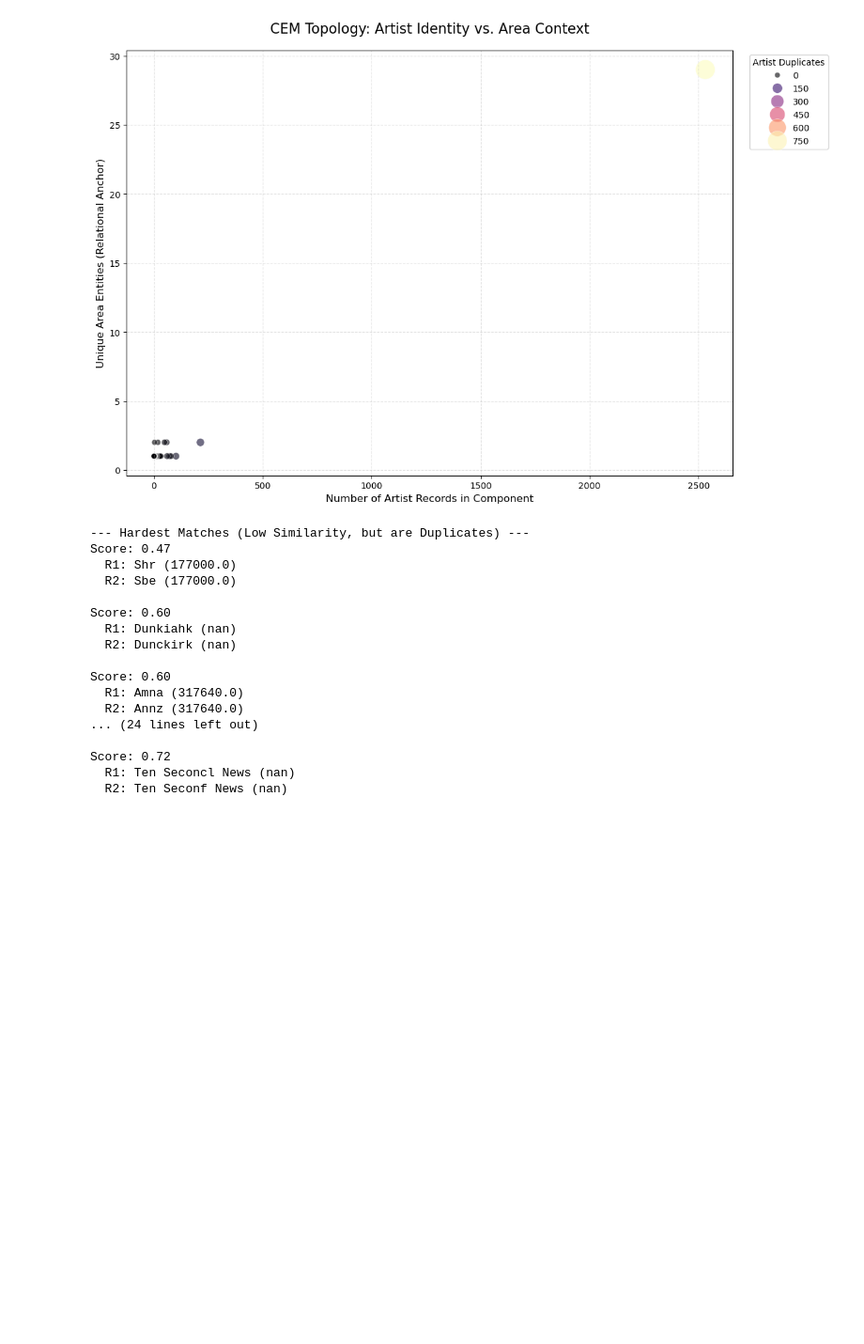
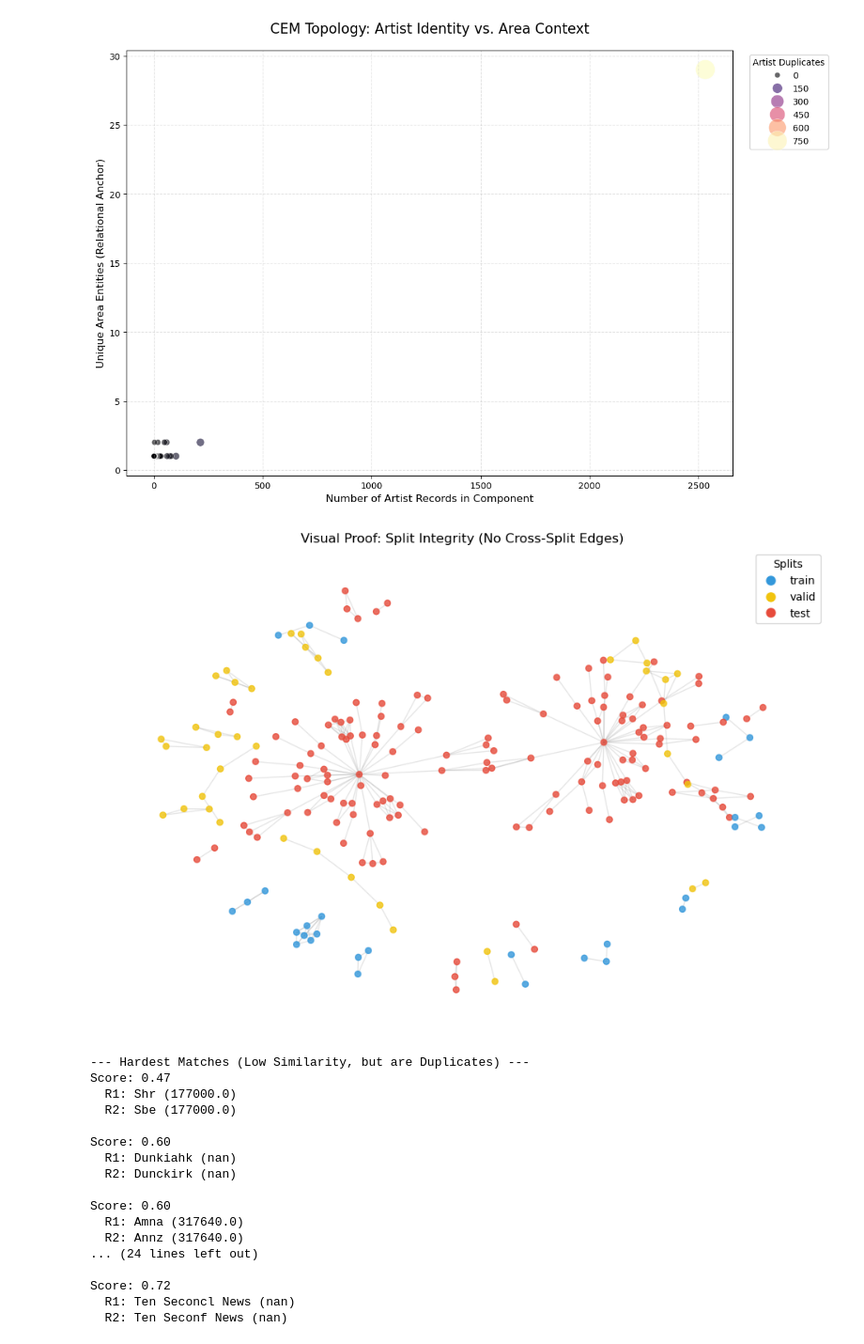
Before and after one commit to oskar-ong/deepcem, a Jupyter notebook: notebooks/explore_music.ipynb, the cells around one changed output. Shown at 94% size. Cells and saved outputs as stored; diff of their text form; code cells hidden in the pictures; blank space fills up the shorter version.

```diff
--- a/notebooks/explore_music.ipynb
+++ b/notebooks/explore_music.ipynb
@@ -88,6 +88,70 @@ plot_cem_topology(df_stats, primary="artist", context="area")
 # %% [output]
 [figure]
 [figure]
+# %%
+import networkx as nx
+import matplotlib.pyplot as plt
+import random
+
+def visualize_split_integrity(splits, global_rel_map, num_comps_to_show=30):
+    """
+    Plots a sample of components color-coded by split.
+    If leakage-free, no edges will connect different colored clusters.
+    """
+    G = nx.Graph()
+    # 1. Map component to its split color
+    split_names = ["train", "valid", "test"]
+    colors = {"train": "#3498db", "valid": "#f1c40f", "test": "#e74c3c"}
+
+    node_colors = {}
+    sampled_nodes = set()
+
+    # 2. Select a subset of components to visualize
+    for name, components in zip(split_names, splits):
+        sampled_comps = random.sample(components, min(len(components), num_comps_to_show // 3))
+        for comp in sampled_comps:
+            for node_id in comp["all_nodes"]:
+                node_colors[node_id] = colors[name]
+                sampled_nodes.add(node_id)
+
+    # 3. Add only edges where both nodes are in our sample
+    for u, neighbors in global_rel_map.items():
+        u_id = u[0]
+        if u_id in sampled_nodes:
+            for v_id, v_type in neighbors:
+                if v_id in sampled_nodes:
+                    G.add_edge(u_id, v_id)
+
+    # 4. Plot
+    plt.figure(figsize=(12, 8))
+    pos = nx.spring_layout(G, k=0.15, seed=42)
+
+    # Draw nodes
+    colors_list = [node_colors[node] for node in G.nodes()]
+    nx.draw_networkx_nodes(G, pos, node_size=30, node_color=colors_list, alpha=0.8)
+
+    # Draw edges
+    nx.draw_networkx_edges(G, pos, alpha=0.2, edge_color="gray")
+
+    # Legend
+    from matplotlib.lines import Line2D
+    legend_elements = [Line2D([0], [0], marker='o', color='w', label=k,
+                              markerfacecolor=v, markersize=10) for k, v in colors.items()]
+    plt.legend(handles=legend_elements, loc='upper right', title="Splits")
+
+    plt.title("Visual Proof: Split Integrity (No Cross-Split Edges)")
+    plt.axis('off')
+    plt.show()
+
+with open('../pickles/music_splits.pickle', 'rb') as f:
+    splits: pd.DataFrame = pickle.load(f)
+
+with open('../pickles/music_relmap.pickle', 'rb') as f:
+    global_rel_map: pd.DataFrame = pickle.load(f)
+
+visualize_split_integrity(splits, global_rel_map)
+# %% [output]
+[figure, added]
 # %%
 import pandas as pd
 from rapidfuzz import fuzz
```
Also changed, not shown: 6 other files.
